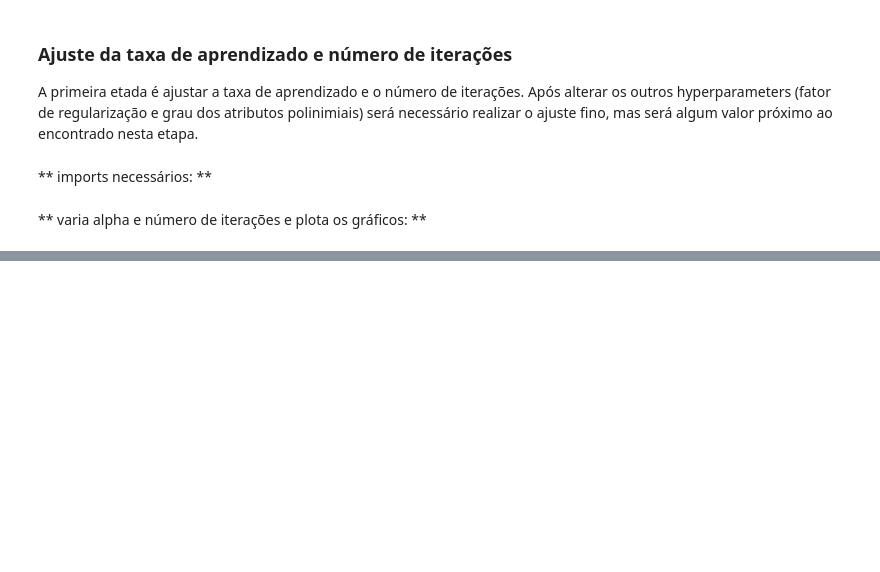
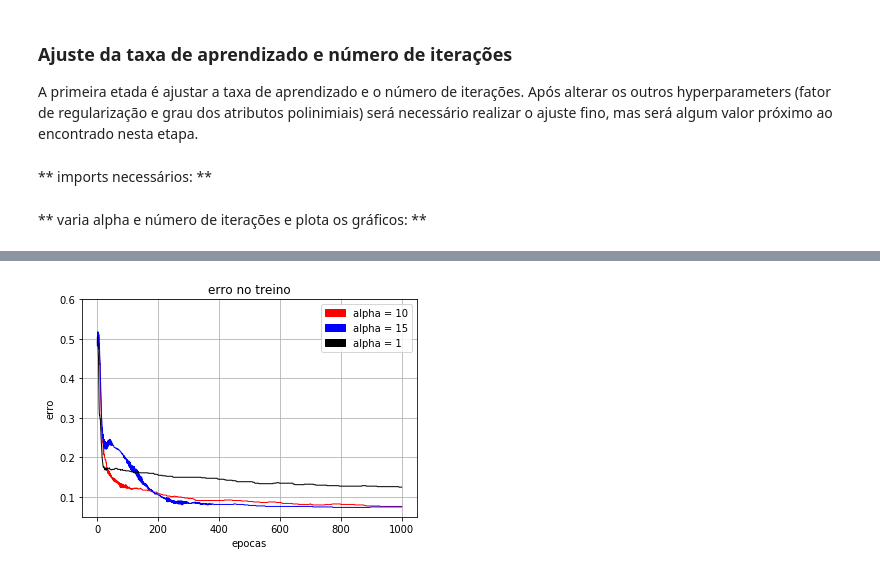
Before and after one commit to ak-lucas/trabalho1-IA, a Jupyter notebook: experimentos.ipynb, the cells around one changed output, grey strips where cells are left out. Saved outputs shown, nothing was run; the diff lists cells and outputs as text; code cells hidden in the pictures; blank space fills up the shorter version.

```diff
--- a/experimentos.ipynb
+++ b/experimentos.ipynb
@@ -96,0 +81,16 @@ desvio padrao na validacao  [ 0.04898979  0.04898979  0.05244044  0.0484768   0.
+# %%
+for i in range(len(alphas)):
+    plt.plot(range(epochs[0]+1), np.asarray(error).mean(axis=0)[i], color=colors[i], linewidth=1)
+    #legends.append(mpatches.Patch(color=colors[i], label='alpha = ' + str(a)))
+title = 'erro no treino'
+plt.ylim([0.05, 0.6])
+plt.xlabel('epocas')
+plt.ylabel('erro')
+plt.legend(handles=legends[:], loc='upper right')
+plt.title(title)
+plt.grid(True)
+
+plt.savefig('erro_treino.eps')
+plt.show()
+# %% [output]
+[figure, added]
```
Also changed, not shown: parts of 3 cells of this notebook.
